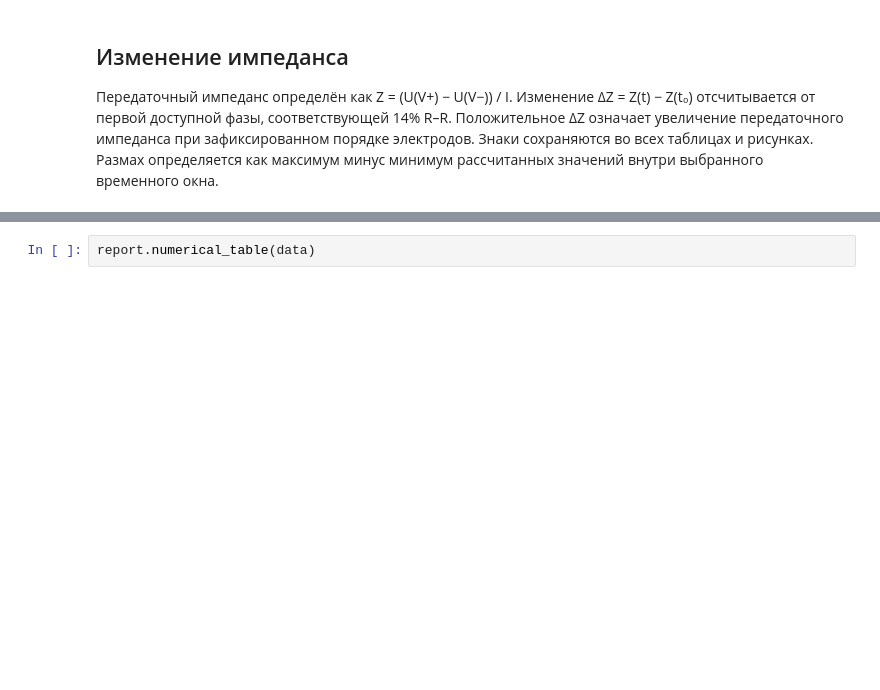
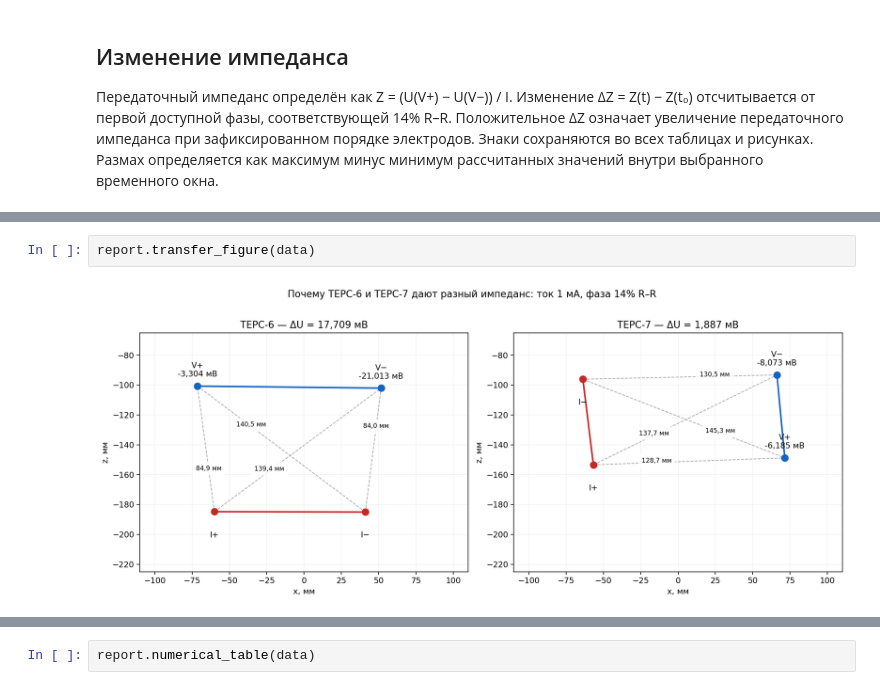
Before and after one commit to NixWrk/PhD_Disser, a Jupyter notebook: Colab Notebooks/40.23_Изменение_импеданса_TEPC_по_4D_КТ_Nix.ipynb, the cells around one changed output, grey strips where cells are left out. Cells and saved outputs as stored; diff of their text form; blank space fills up the shorter version.

Commit message:
Add TTRKG cardiac-cycle comparison and explain TEPC transfer impedance and whole-heart scope

```diff
--- a/Colab Notebooks/40.23_Изменение_импеданса_TEPC_по_4D_КТ_Nix.ipynb
+++ b/Colab Notebooks/40.23_Изменение_импеданса_TEPC_по_4D_КТ_Nix.ipynb
@@ -95,0 +108,4 @@ report.impedance_figures(data)
+# %%
+report.transfer_figure(data)
+# %% [output]
+[figure, added]
```
Also changed, not shown: parts of 10 cells of this notebook, 23 other files.
